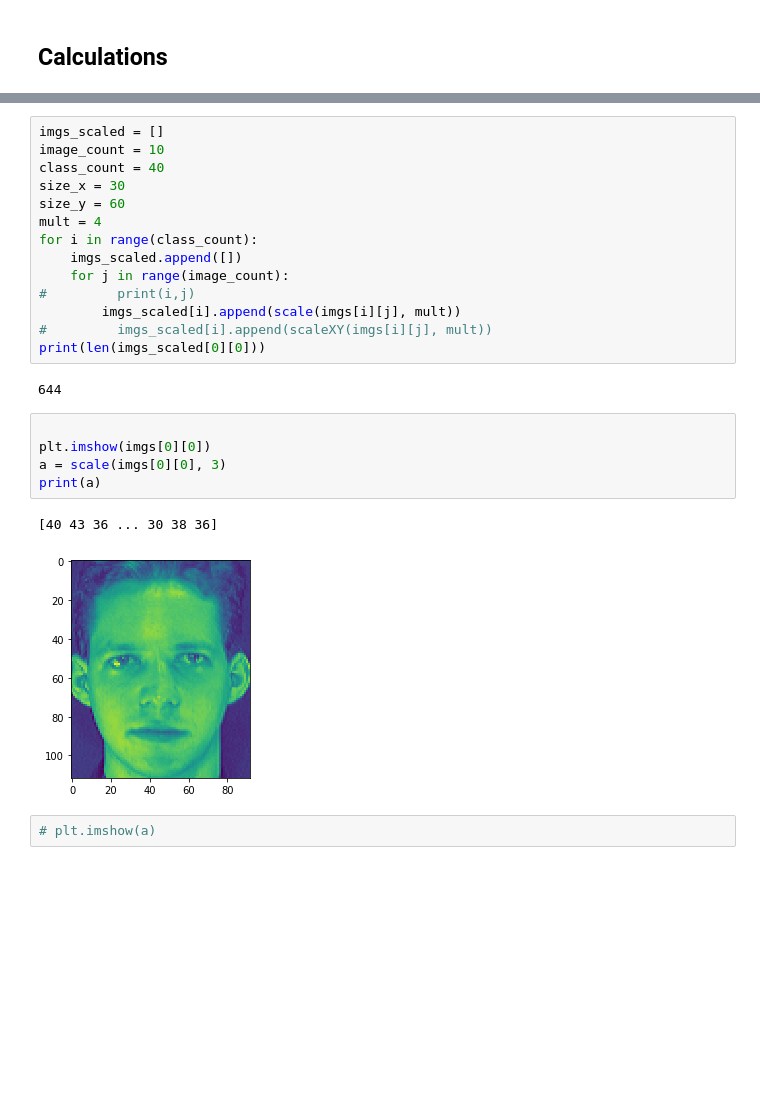
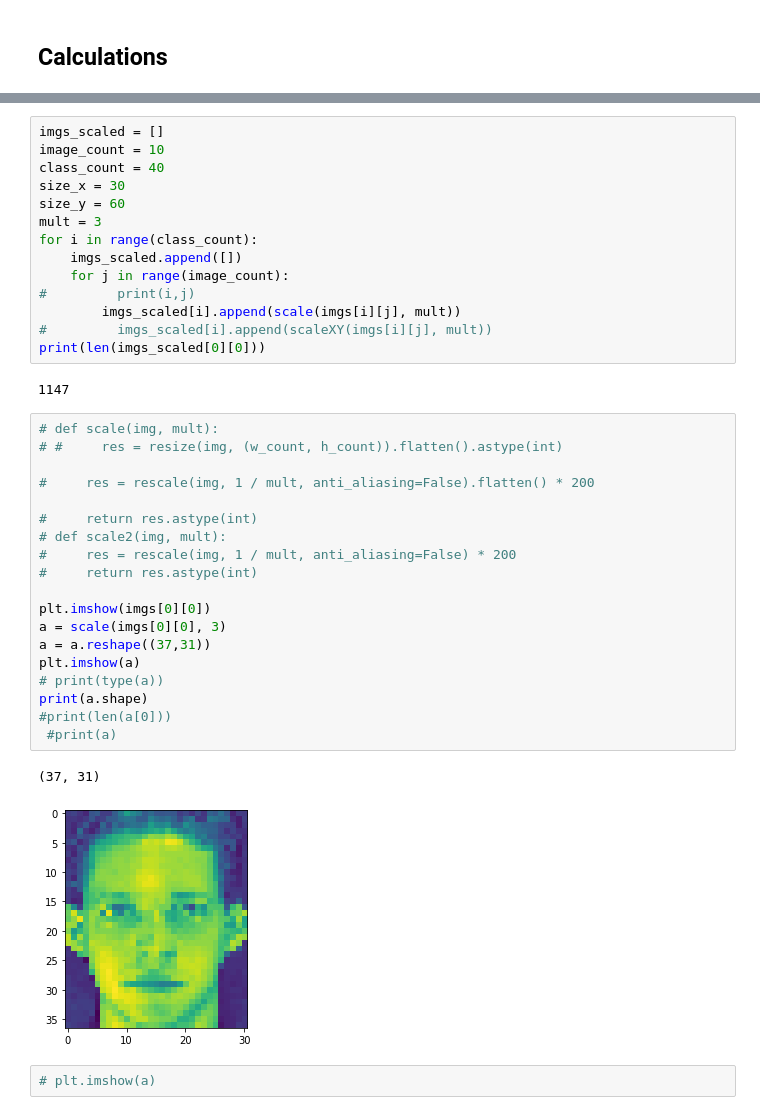
Before and after one commit to KapiWow/face_recognition, a Jupyter notebook: Recognition2.ipynb, the cells around one changed output, grey strips where cells are left out. Cells and saved outputs as stored; diff of their text form; blank space fills up the shorter version.

```diff
--- a/Recognition2.ipynb
+++ b/Recognition2.ipynb
@@ -285,7 +283,7 @@ image_count = 10
 class_count = 40
 size_x = 30
 size_y = 60
-mult = 4
+mult = 3
 for i in range(class_count):
     imgs_scaled.append([])
     for j in range(image_count):
@@ -294,15 +292,29 @@ for i in range(class_count):
 #         imgs_scaled[i].append(scaleXY(imgs[i][j], mult))
 print(len(imgs_scaled[0][0]))
 # %% [output]
-644
+1147
-# %%
-
-plt.imshow(imgs[0][0])
-a = scale(imgs[0][0], 3)
-print(a)
-# %% [output]
-[40 43 36 ... 30 38 36]
-[figure, removed]
+# %%
+# def scale(img, mult):
+# #     res = resize(img, (w_count, h_count)).flatten().astype(int)
+
+#     res = rescale(img, 1 / mult, anti_aliasing=False).flatten() * 200
+
+#     return res.astype(int)
+# def scale2(img, mult):
+#     res = rescale(img, 1 / mult, anti_aliasing=False) * 200
+#     return res.astype(int)
+
+plt.imshow(imgs[0][0])
+a = scale(imgs[0][0], 3)
+a = a.reshape((37,31))
+plt.imshow(a)
+# print(type(a))
+print(a.shape)
+#print(len(a[0]))
+ #print(a)
+# %% [output]
+(37, 31)
+[figure, added]
 # %%
 # plt.imshow(a)
 # %%
```
Also changed, not shown: parts of 16 cells of this notebook.
